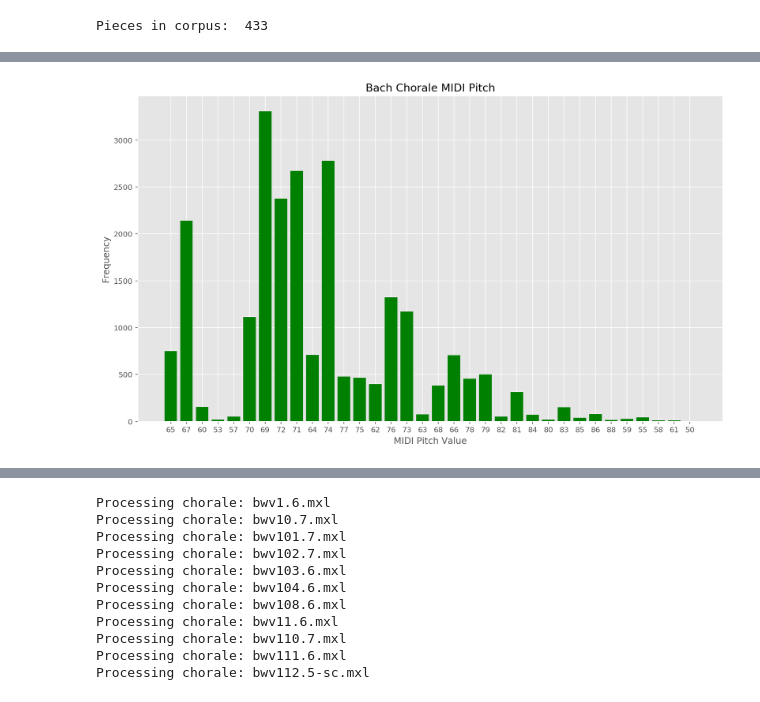
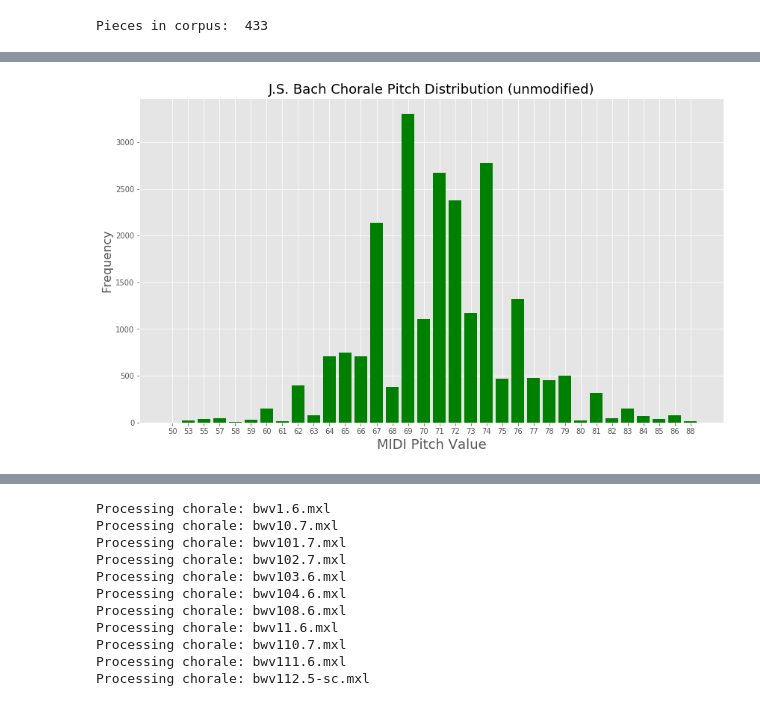
Before and after one commit to HarrisonLavins/melodyAI, a Jupyter notebook: notebooks/dataset_transposition.ipynb, the cells around one changed output, grey strips where cells are left out. Drawn from its saved outputs; the diff is of its cells as text; code cells hidden in the pictures.

```diff
--- a/notebooks/dataset_transposition.ipynb
+++ b/notebooks/dataset_transposition.ipynb
@@ -86,0 +105,3 @@ notes_dict = Counter(all_notes)
+# %%
+notes = sorted(notes_dict.most_common())
+notes
@@ -87,14 +126,19 @@ notes_dict = Counter(all_notes)
+# %%
+midi_vals = [pair[0] for pair in notes]
+#midi_vals
+midi_freq = [pair[1] for pair in notes]
+#midi_freq
 # %%
 plt.figure(figsize=(14,8))
-plt.bar(range(len(notes_dict)), list(notes_dict.values()), align='center', color='green')
-plt.xticks(range(len(notes_dict)), list(notes_dict.keys()))
-plt.xlabel("MIDI Pitch Value")
-plt.ylabel("Frequency")
-plt.title("Bach Chorale MIDI Pitch")
-
+plt.bar(range(len(notes)), midi_freq, align='center', color='green')
+plt.xticks(range(len(notes)), midi_vals)
+plt.xlabel("MIDI Pitch Value", fontsize=18)
+plt.ylabel("Frequency", fontsize=16)
+plt.title("J.S. Bach Chorale Pitch Distribution (unmodified)", fontsize=18)
+plt.savefig('../figures/orig_midipitch_distr.png', dpi=300)
 plt.show()
 # %% [output]
-[figure, old version]
+[figure, new version]
 # %%
 orig_melRange = list(notes_dict.keys())
 orig_melRange.sort()
```
Also changed, not shown: parts of 12 cells of this notebook, 1 other file.
